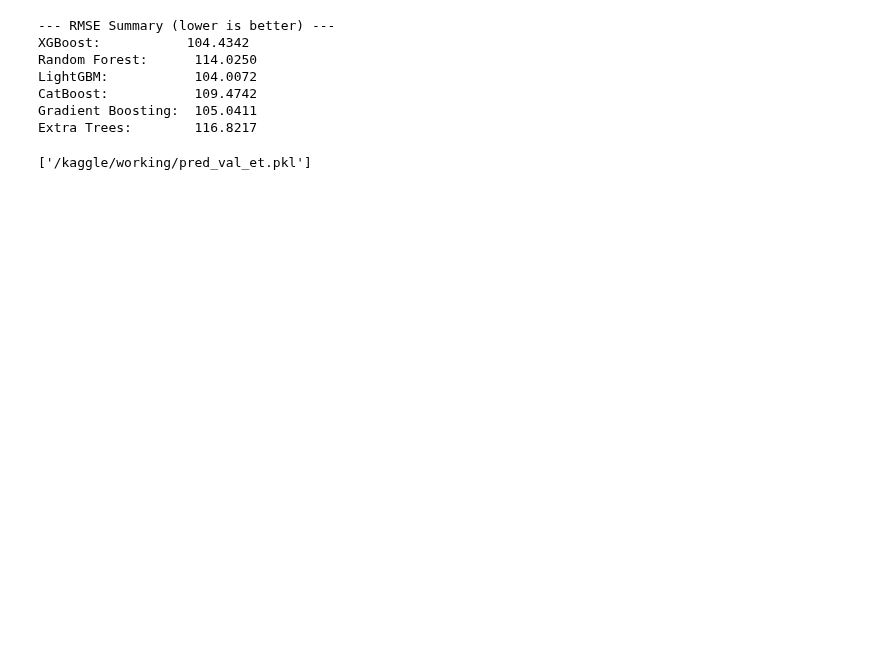
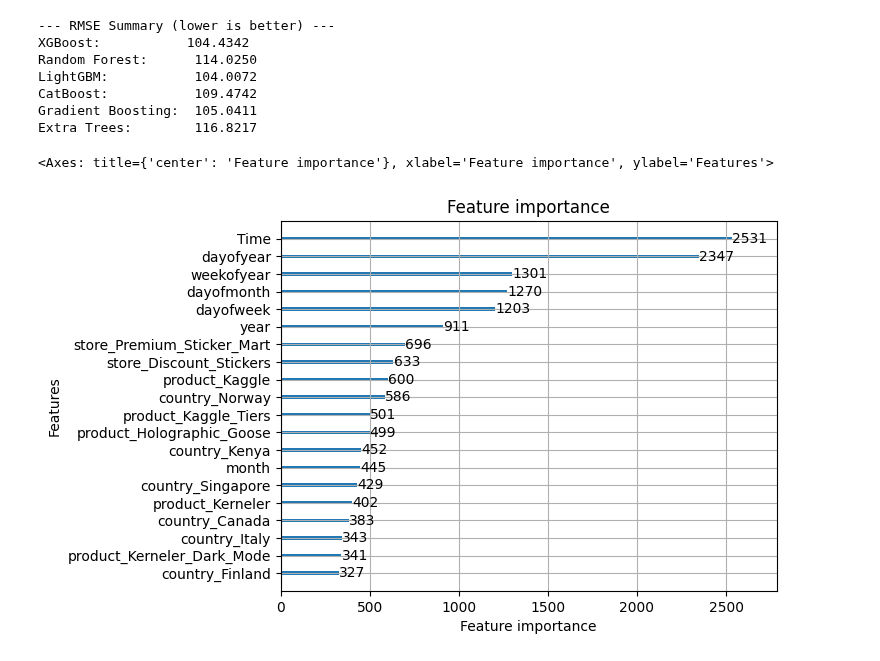
Before and after one commit to davidbacavidal/Kaggle-competitions, a Jupyter notebook: Forecasting-sticker-sales.ipynb, the cells around one changed output. Cells and saved outputs as stored; diff of their text form; code cells hidden in the pictures; blank space fills up the shorter version.

Commit message:
Kaggle Notebook | Forecasting Sticker Sales | Version 44

```diff
--- a/Forecasting-sticker-sales.ipynb
+++ b/Forecasting-sticker-sales.ipynb
@@ -1480,49 +1471,58 @@ Gradient Boosting:  105.0411
 Extra Trees:        116.8217
 # %%
 # 1. LightGBM
-model_lgb = lgb.LGBMRegressor(**study_lgb.best_params, random_state=42, verbosity=-1)
-model_lgb.fit(X_train, y_train)
-joblib.dump(model_lgb, f'{Output_directory}model_lgb.pkl')
-pred_val_lgb = model_lgb.predict(X_test)
-joblib.dump(pred_val_lgb, f'{Output_directory}pred_val_lgb.pkl')
+# model_lgb = lgb.LGBMRegressor(**study_lgb.best_params, random_state=42, verbosity=-1)
+# model_lgb.fit(X_train, y_train)
+# joblib.dump(model_lgb, f'{Output_directory}model_lgb.pkl')
+model_lgb = joblib.load('/kaggle/input/models/davibaca/models-and-predictions-v1/keras/default/1/model_lgb.pkl')
+# pred_val_lgb = model_lgb.predict(X_test)
+# joblib.dump(pred_val_lgb, f'{Output_directory}pred_val_lgb.pkl')
+pred_val_lgb = joblib.load('/kaggle/input/models/davibaca/models-and-predictions-v1/keras/default/1/pred_val_lgb.pkl')
 
 # 2. XGBoost
-model_xgb = xgb.XGBRegressor(**study_xgb_v2.best_params, random_state=42)
-model_xgb.fit(X_train, y_train)
-joblib.dump(model_xgb, f'{Output_directory}model_xgb.pkl')
-pred_val_xgb = model_xgb.predict(X_test)
-joblib.dump(pred_val_xgb, f'{Output_directory}pred_val_xgb.pkl')
+# model_xgb = xgb.XGBRegressor(**study_xgb_v2.best_params, random_state=42)
+# model_xgb.fit(X_train, y_train)
+# joblib.dump(model_xgb, f'{Output_directory}model_xgb.pkl')
+model_xgb = joblib.load('/kaggle/input/models/davibaca/models-and-predictions-v1/keras/default/1/model_xgb.pkl')
+# pred_val_xgb = model_xgb.predict(X_test)
+# joblib.dump(pred_val_xgb, f'{Output_directory}pred_val_xgb.pkl')
+pred_val_xgb = joblib.load('/kaggle/input/models/davibaca/models-and-predictions-v1/keras/default/1/pred_val_xgb.pkl')
 
 # 3. Gradient Boosting
-model_gb = GradientBoostingRegressor(**study_gb_v2.best_params, random_state=42)
-model_gb.fit(X_train, y_train)
-joblib.dump(model_gb, f'{Output_directory}model_gb.pkl')
-pred_val_gb = model_gb.predict(X_test)
-joblib.dump(pred_val_gb, f'{Output_directory}pred_val_gb.pkl')
+# model_gb = GradientBoostingRegressor(**study_gb_v2.best_params, random_state=42)
+# model_gb.fit(X_train, y_train)
+# joblib.dump(model_gb, f'{Output_directory}model_gb.pkl')
+model_gb = joblib.load('/kaggle/input/models/davibaca/models-and-predictions-v1/keras/default/1/model_gb.pkl')
+# pred_val_gb = model_gb.predict(X_test)
+# joblib.dump(pred_val_gb, f'{Output_directory}pred_val_gb.pkl')
+pred_val_gb = joblib.load('/kaggle/input/models/davibaca/models-and-predictions-v1/keras/default/1/pred_val_gb.pkl')
 
 # 4. CatBoost
-model_cat = CatBoostRegressor(**study_cat_v2.best_params, random_state=42, verbose=False, cat_features=object_cols)
-model_cat.fit(X_train_cat, y_train)
-joblib.dump(model_cat, f'{Output_directory}model_cat.pkl')
-pred_val_cat = model_cat.predict(X_test_cat)
-joblib.dump(pred_val_cat, f'{Output_directory}pred_val_cat.pkl')
+# model_cat = CatBoostRegressor(**study_cat_v2.best_params, random_state=42, verbose=False, cat_features=object_cols)
+# model_cat.fit(X_train_cat, y_train)
+# joblib.dump(model_cat, f'{Output_directory}model_cat.pkl')
+model_cat = joblib.load('/kaggle/input/models/davibaca/models-and-predictions-v1/keras/default/1/model_cat.pkl')
+# pred_val_cat = model_cat.predict(X_test_cat)
+# joblib.dump(pred_val_cat, f'{Output_directory}pred_val_cat.pkl')
+pred_val_cat = joblib.load('/kaggle/input/models/davibaca/models-and-predictions-v1/keras/default/1/pred_val_cat.pkl')
 
 
 # 5. Random Forest
-model_rf = RandomForestRegressor(**study_rf_v2.best_params, random_state=42, n_jobs=-1)
-model_rf.fit(X_train, y_train)
-joblib.dump(model_rf, f'{Output_directory}model_rf.pkl')
-pred_val_rf = model_rf.predict(X_test)
-joblib.dump(pred_val_rf, f'{Output_directory}pred_val_rf.pkl')
-
+# model_rf = RandomForestRegressor(**study_rf_v2.best_params, random_state=42, n_jobs=-1)
+# model_rf.fit(X_train, y_train)
+# joblib.dump(model_rf, f'{Output_directory}model_rf.pkl')
+model_rf = joblib.load('/kaggle/input/models/davibaca/models-and-predictions-v1/keras/default/1/model_rf.pkl')
+# pred_val_rf = model_rf.predict(X_test)
+# joblib.dump(pred_val_rf, f'{Output_directory}pred_val_rf.pkl')
+pred_val_rf = joblib.load('/kaggle/input/models/davibaca/models-and-predictions-v1/keras/default/1/pred_val_rf.pkl')
 
 # 6. Extra Trees
-model_et = ExtraTreesRegressor(**study_et_v2.best_params, random_state=42, n_jobs=-1)
-model_et.fit(X_train, y_train)
-joblib.dump(model_et, f'{Output_directory}model_et.pkl')
-pred_val_et = model_et.predict(X_test)
-joblib.dump(pred_val_et, f'{Output_directory}pred_val_et.pkl')
+# model_et = ExtraTreesRegressor(**study_et_v2.best_params, random_state=42, n_jobs=-1)
+# model_et.fit(X_train, y_train)
+# joblib.dump(model_et, f'{Output_directory}model_et.pkl')
+model_et = joblib.load('/kaggle/input/models/davibaca/models-and-predictions-v1/keras/default/1/model_et.pkl')
+# pred_val_et = model_et.predict(X_test)
+# joblib.dump(pred_val_et, f'{Output_directory}pred_val_et.pkl')
+pred_val_et = joblib.load('/kaggle/input/models/davibaca/models-and-predictions-v1/keras/default/1/pred_val_et.pkl')
-# %% [output]
-['/kaggle/working/pred_val_et.pkl']
 # %%
 id_test = test_df['id'].values
@@ -1545,0 +1546,5 @@ submission_et.to_csv(f'{Output_directory}submission_et.csv', index=False)
+# %%
+lgb.plot_importance(model_lgb, max_num_features=20, importance_type='split')
+# %% [output]
+<Axes: title={'center': 'Feature importance'}, xlabel='Feature importance', ylabel='Features'>
+[figure, added]
```
Also changed, not shown: parts of 12 cells of this notebook.
